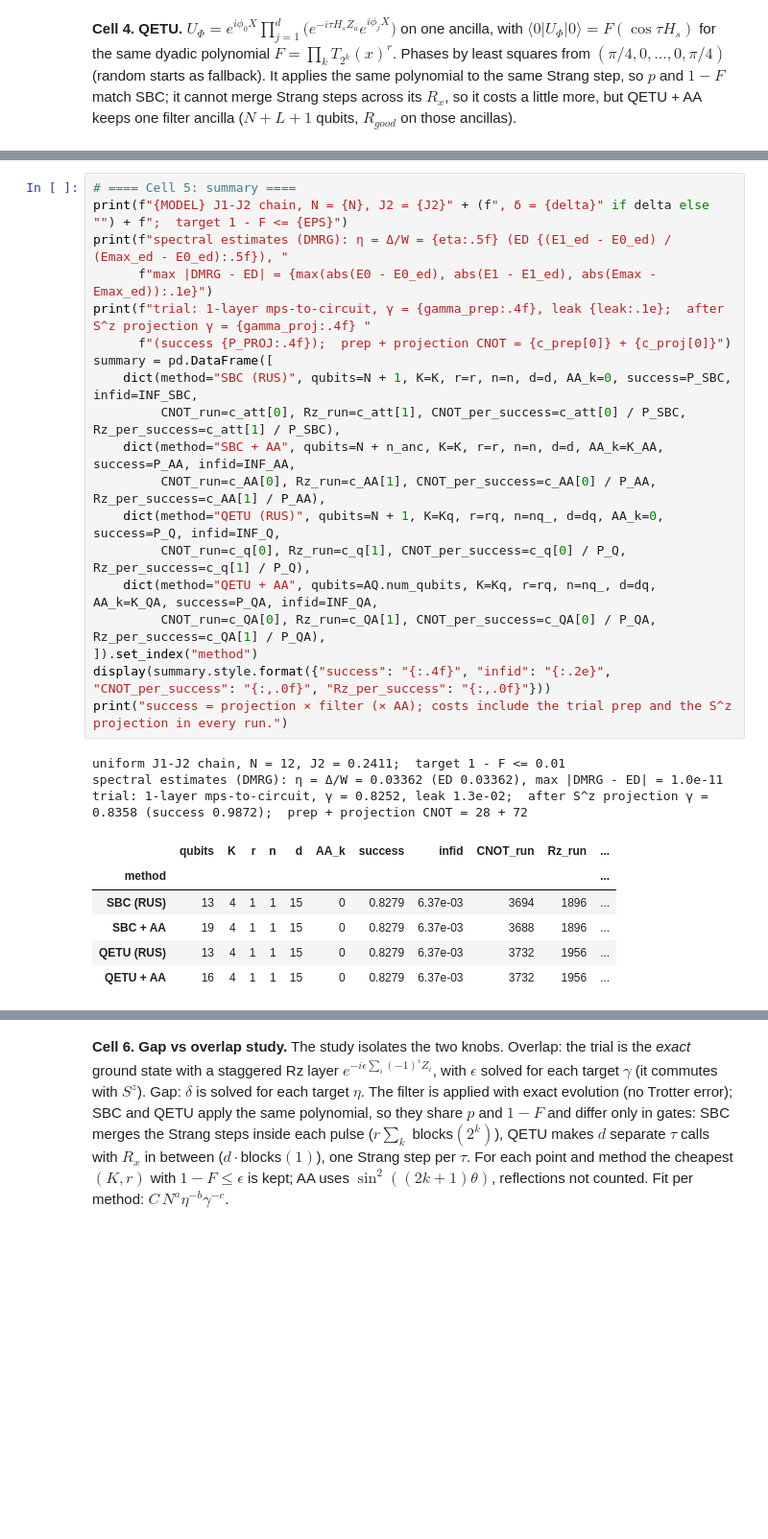
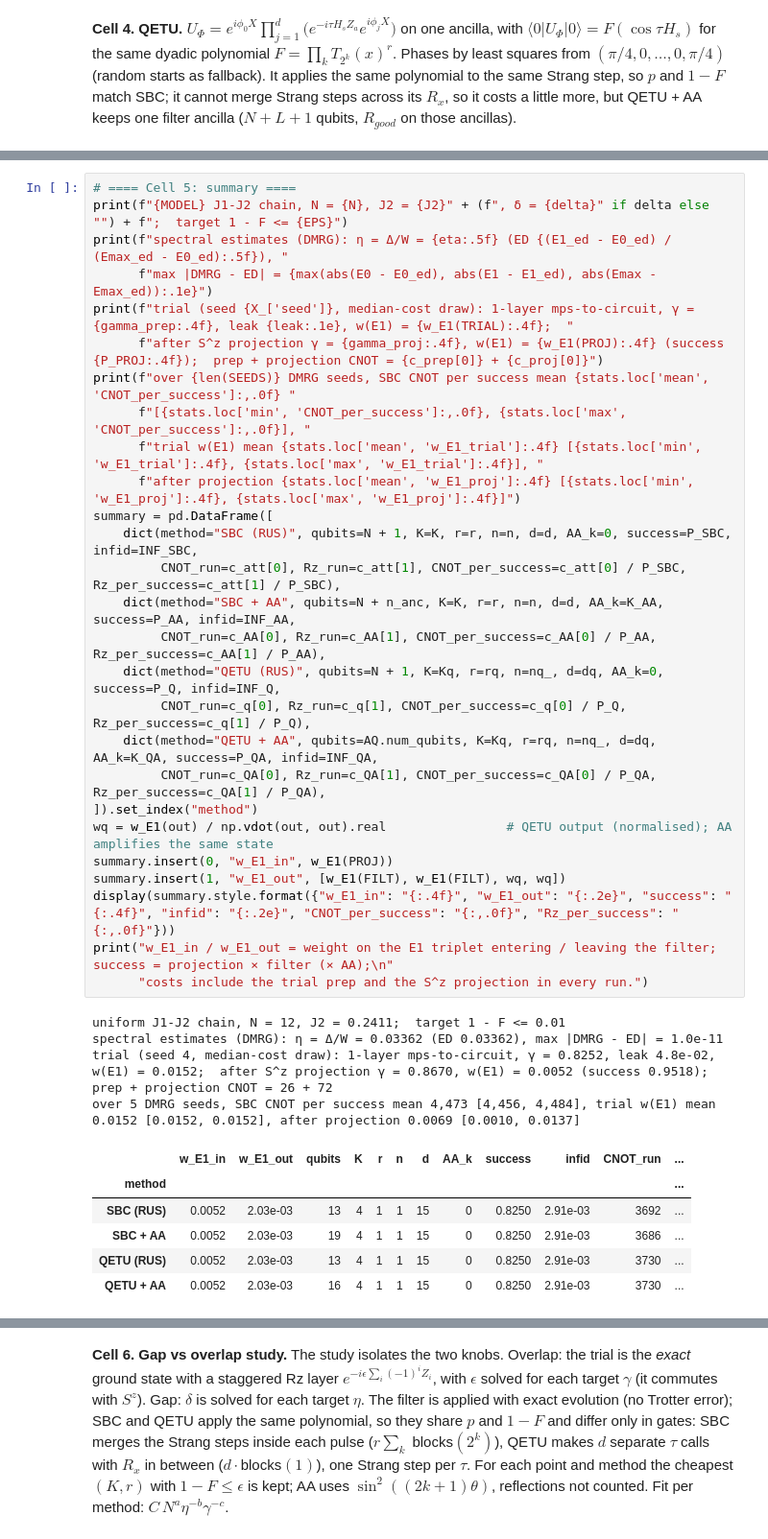
Before and after one commit to aaronseymour7/CLAUDE, a Jupyter notebook: ORNL/final_filters.ipynb, the cells around one changed output, grey strips where cells are left out. Shown at 96% size. Drawn from its saved outputs; the diff is of its cells as text; blank space fills up the shorter version.

```diff
--- a/ORNL/final_filters.ipynb
+++ b/ORNL/final_filters.ipynb
@@ -416,29 +495,38 @@ QETU + AA: k = 0, 16 qubits; per success CNOT = 4508, Rz = 2363
 # %%
 # ==== Cell 5: summary ====
 print(f"{MODEL} J1-J2 chain, N = {N}, J2 = {J2}" + (f", δ = {delta}" if delta else "") + f";  target 1 - F <= {EPS}")
 print(f"spectral estimates (DMRG): η = Δ/W = {eta:.5f} (ED {(E1_ed - E0_ed) / (Emax_ed - E0_ed):.5f}), "
       f"max |DMRG - ED| = {max(abs(E0 - E0_ed), abs(E1 - E1_ed), abs(Emax - Emax_ed)):.1e}")
-print(f"trial: 1-layer mps-to-circuit, γ = {gamma_prep:.4f}, leak {leak:.1e};  after S^z projection γ = {gamma_proj:.4f} "
-      f"(success {P_PROJ:.4f});  prep + projection CNOT = {c_prep[0]} + {c_proj[0]}")
+print(f"trial (seed {X_['seed']}, median-cost draw): 1-layer mps-to-circuit, γ = {gamma_prep:.4f}, leak {leak:.1e}, w(E1) = {w_E1(TRIAL):.4f};  "
+      f"after S^z projection γ = {gamma_proj:.4f}, w(E1) = {w_E1(PROJ):.4f} (success {P_PROJ:.4f});  prep + projection CNOT = {c_prep[0]} + {c_proj[0]}")
+print(f"over {len(SEEDS)} DMRG seeds, SBC CNOT per success mean {stats.loc['mean', 'CNOT_per_success']:,.0f} "
+      f"[{stats.loc['min', 'CNOT_per_success']:,.0f}, {stats.loc['max', 'CNOT_per_success']:,.0f}], "
+      f"trial w(E1) mean {stats.loc['mean', 'w_E1_trial']:.4f} [{stats.loc['min', 'w_E1_trial']:.4f}, {stats.loc['max', 'w_E1_trial']:.4f}], "
+      f"after projection {stats.loc['mean', 'w_E1_proj']:.4f} [{stats.loc['min', 'w_E1_proj']:.4f}, {stats.loc['max', 'w_E1_proj']:.4f}]")
 summary = pd.DataFrame([
     dict(method="SBC (RUS)", qubits=N + 1, K=K, r=r, n=n, d=d, AA_k=0, success=P_SBC, infid=INF_SBC,
          CNOT_run=c_att[0], Rz_run=c_att[1], CNOT_per_success=c_att[0] / P_SBC, Rz_per_success=c_att[1] / P_SBC),
     dict(method="SBC + AA", qubits=N + n_anc, K=K, r=r, n=n, d=d, AA_k=K_AA, success=P_AA, infid=INF_AA,
          CNOT_run=c_AA[0], Rz_run=c_AA[1], CNOT_per_success=c_AA[0] / P_AA, Rz_per_success=c_AA[1] / P_AA),
     dict(method="QETU (RUS)", qubits=N + 1, K=Kq, r=rq, n=nq_, d=dq, AA_k=0, success=P_Q, infid=INF_Q,
          CNOT_run=c_q[0], Rz_run=c_q[1], CNOT_per_success=c_q[0] / P_Q, Rz_per_success=c_q[1] / P_Q),
     dict(method="QETU + AA", qubits=AQ.num_qubits, K=Kq, r=rq, n=nq_, d=dq, AA_k=K_QA, success=P_QA, infid=INF_QA,
          CNOT_run=c_QA[0], Rz_run=c_QA[1], CNOT_per_success=c_QA[0] / P_QA, Rz_per_success=c_QA[1] / P_QA),
 ]).set_index("method")
-display(summary.style.format({"success": "{:.4f}", "infid": "{:.2e}", "CNOT_per_success": "{:,.0f}", "Rz_per_success": "{:,.0f}"}))
-print("success = projection × filter (× AA); costs include the trial prep and the S^z projection in every run.")
+wq = w_E1(out) / np.vdot(out, out).real                # QETU output (normalised); AA amplifies the same state
+summary.insert(0, "w_E1_in", w_E1(PROJ))
+summary.insert(1, "w_E1_out", [w_E1(FILT), w_E1(FILT), wq, wq])
+display(summary.style.format({"w_E1_in": "{:.4f}", "w_E1_out": "{:.2e}", "success": "{:.4f}", "infid": "{:.2e}", "CNOT_per_success": "{:,.0f}", "Rz_per_success": "{:,.0f}"}))
+print("w_E1_in / w_E1_out = weight on the E1 triplet entering / leaving the filter; success = projection × filter (× AA);\n"
+      "costs include the trial prep and the S^z projection in every run.")
 # %% [output]
 uniform J1-J2 chain, N = 12, J2 = 0.2411;  target 1 - F <= 0.01
 spectral estimates (DMRG): η = Δ/W = 0.03362 (ED 0.03362), max |DMRG - ED| = 1.0e-11
-trial: 1-layer mps-to-circuit, γ = 0.8252, leak 1.3e-02;  after S^z projection γ = 0.8358 (success 0.9872);  prep + projection CNOT = 28 + 72
+trial (seed 4, median-cost draw): 1-layer mps-to-circuit, γ = 0.8252, leak 4.8e-02, w(E1) = 0.0152;  after S^z projection γ = 0.8670, w(E1) = 0.0052 (success 0.9518);  prep + projection CNOT = 26 + 72
+over 5 DMRG seeds, SBC CNOT per success mean 4,473 [4,456, 4,484], trial w(E1) mean 0.0152 [0.0152, 0.0152], after projection 0.0069 [0.0010, 0.0137]
-|  | qubits | K | r | n | d | AA_k | success | infid | CNOT_run | Rz_run | ... |
-| method |  |  |  |  |  |  |  |  |  |  | ... |
-| SBC (RUS) | 13 | 4 | 1 | 1 | 15 | 0 | 0.8279 | 6.37e-03 | 3694 | 1896 | ... |
-| SBC + AA | 19 | 4 | 1 | 1 | 15 | 0 | 0.8279 | 6.37e-03 | 3688 | 1896 | ... |
-| QETU (RUS) | 13 | 4 | 1 | 1 | 15 | 0 | 0.8279 | 6.37e-03 | 3732 | 1956 | ... |
-| QETU + AA | 16 | 4 | 1 | 1 | 15 | 0 | 0.8279 | 6.37e-03 | 3732 | 1956 | ... |
+|  | w_E1_in | w_E1_out | qubits | K | r | n | d | AA_k | success | infid | CNOT_run | ... |
+| method |  |  |  |  |  |  |  |  |  |  |  | ... |
+| SBC (RUS) | 0.0052 | 2.03e-03 | 13 | 4 | 1 | 1 | 15 | 0 | 0.8250 | 2.91e-03 | 3692 | ... |
+| SBC + AA | 0.0052 | 2.03e-03 | 19 | 4 | 1 | 1 | 15 | 0 | 0.8250 | 2.91e-03 | 3686 | ... |
+| QETU (RUS) | 0.0052 | 2.03e-03 | 13 | 4 | 1 | 1 | 15 | 0 | 0.8250 | 2.91e-03 | 3730 | ... |
+| QETU + AA | 0.0052 | 2.03e-03 | 16 | 4 | 1 | 1 | 15 | 0 | 0.8250 | 2.91e-03 | 3730 | ... |
```
Also changed, not shown: parts of 7 cells of this notebook.
